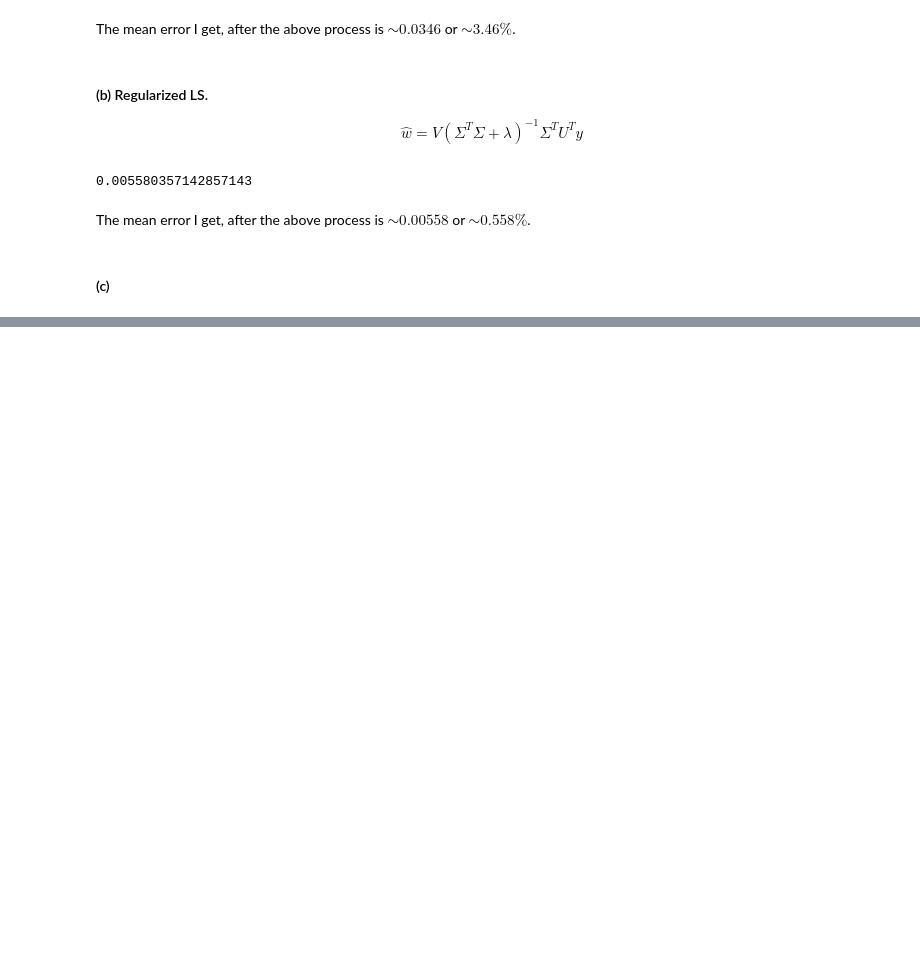
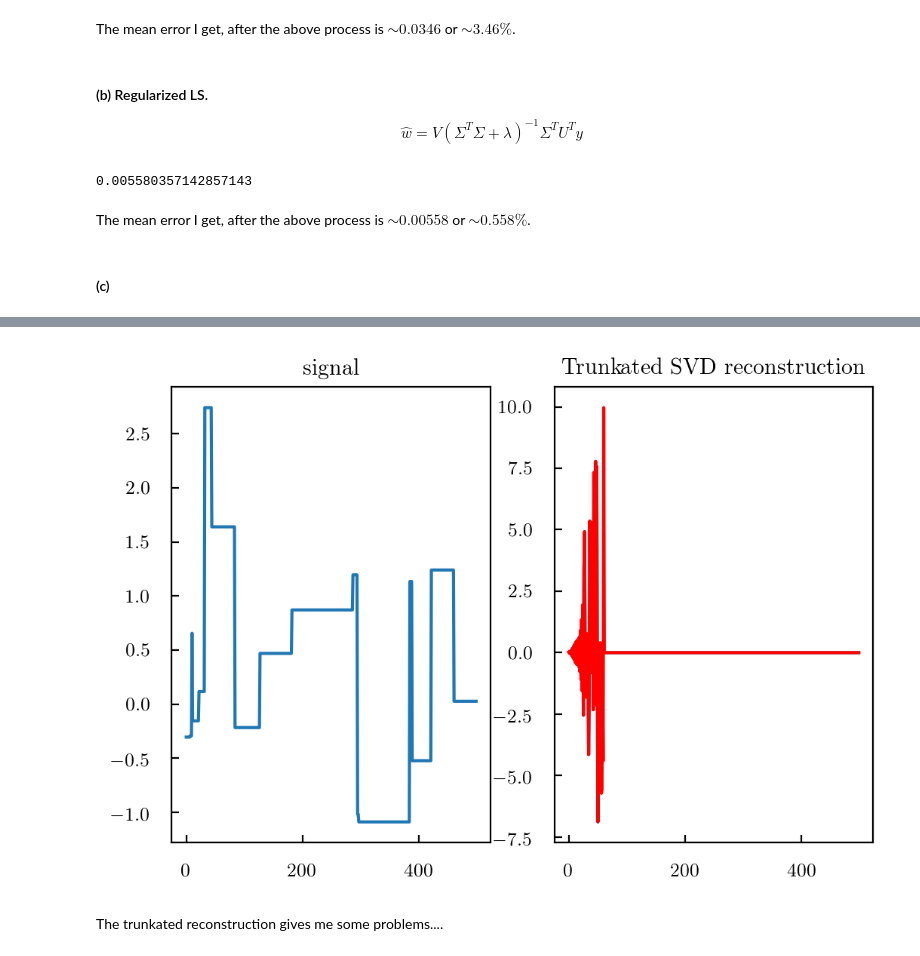
Before and after one commit to dtanoglidis/Machine-Learning-Math-Methods, a Jupyter notebook: HW5_Tanoglidis.ipynb, the cells around one changed output, grey strips where cells are left out. Cells and saved outputs as stored; diff of their text form; code cells hidden in the pictures; blank space fills up the shorter version.

```diff
--- a/HW5_Tanoglidis.ipynb
+++ b/HW5_Tanoglidis.ipynb
@@ -713,0 +793,41 @@ The mean error I get, after the above process is $\sim 0.00558$ or $\sim 0.558\%
+# %%
+k_vals = [10,50,60,100,120,150,200]
+w_trun_SVD = np.zeros([len(k_vals),500])
+
+X_1, y_1 = X_y_return(sig,k_val)
+# SVD of the matrix X
+U,S,V_T = np.linalg.svd(X_1, full_matrices=False)
+
+for i in range(len(k_vals)):
+    k_v = k_vals[i]
+
+    # Create pseudo inverse S^{-1}
+    S_pinv = np.diag(1.0/S)
+
+
+    for l in range(500):
+        if (l>k_v):
+            S_pinv[l,l] = 0.0
+    # Now we have the pseudo-inverse
+
+    # Fit
+    A = np.matmul(U.T,y_1)
+    B = np.matmul(V_T.T,S_pinv)
+
+    w_k = np.matmul(A[:,0],B)
+
+    w_trun_SVD[i,:] = w_k
+# %%
+f, (ax1, ax2) = plt.subplots(1, 2)
+ax1.set_title('signal')
+ax1.plot(w)
+ax2.set_title('Trunkated SVD reconstruction')
+ax2.plot(w_trun_SVD[1,:])
+ax2.plot(w_trun_SVD[2,:],c='r')
+
+
+plt.show()
+# %% [output]
+[figure, added]
+# %% [markdown]
+The trunkated reconstruction gives me some problems....
```
Also changed, not shown: parts of 50 cells of this notebook.
